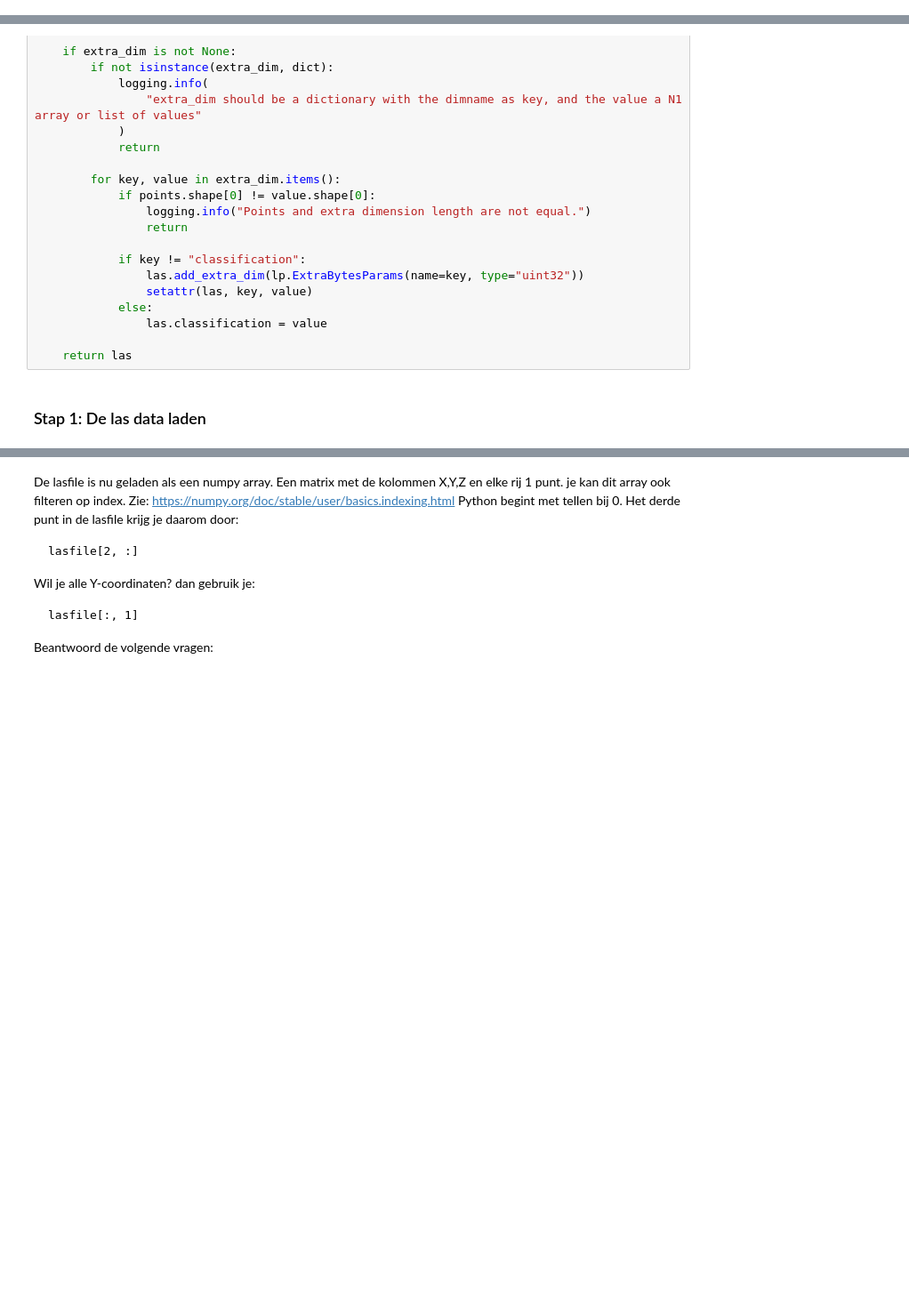
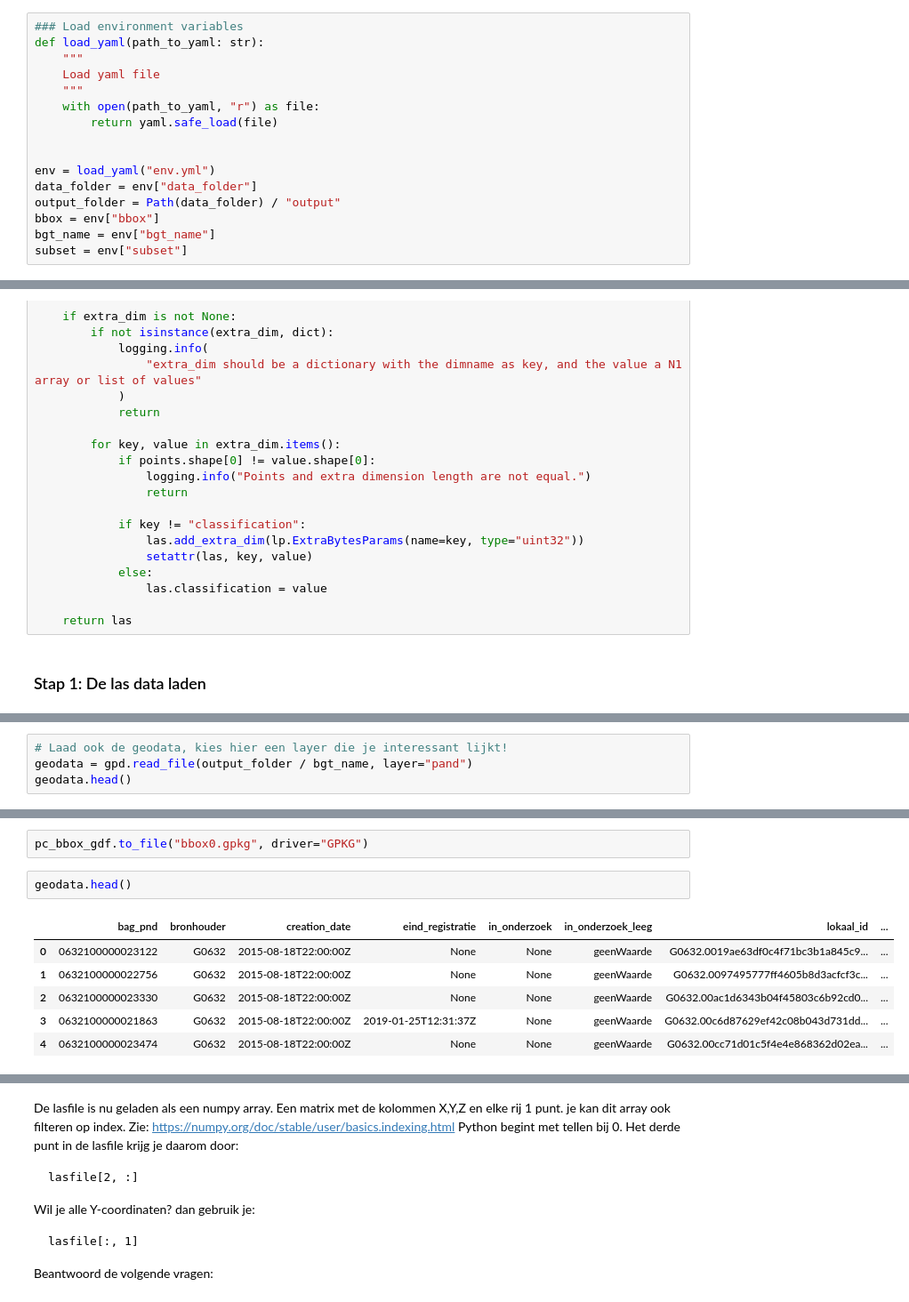
Before and after one commit to SjoerdBraaksma/geonovum_workshop, a Jupyter notebook: workshop_proefening_2.ipynb, the cells around one changed output, grey strips where cells are left out. Shown at 89% size. Drawn from its saved outputs; the diff is of its cells as text; blank space fills up the shorter version.

```diff
--- a/workshop_proefening_2.ipynb
+++ b/workshop_proefening_2.ipynb
@@ -12,6 +22,22 @@ import os
 import logging
 from typing import Optional
 from pathlib import Path
+# %%
+### Load environment variables
+def load_yaml(path_to_yaml: str):
+    """
+    Load yaml file
+    """
+    with open(path_to_yaml, "r") as file:
+        return yaml.safe_load(file)
+
+
+env = load_yaml("env.yml")
+data_folder = env["data_folder"]
+output_folder = Path(data_folder) / "output"
+bbox = env["bbox"]
+bgt_name = env["bgt_name"]
+subset = env["subset"]
 # %% [markdown]
 ### Handige functies
 
@@ -116,0 +160,4 @@ lasfile = lasdata_loader(lasfile_path, single_array=True)
+# %%
+# Laad ook de geodata, kies hier een layer die je interessant lijkt!
+geodata = gpd.read_file(output_folder / bgt_name, layer="pand")
+geodata.head()
@@ -116,0 +342,11 @@ lasfile = lasdata_loader(lasfile_path, single_array=True)
+# %%
+pc_bbox_gdf.to_file("bbox0.gpkg", driver="GPKG")
+# %%
+geodata.head()
+# %% [output]
+|  | bag_pnd | bronhouder | creation_date | eind_registratie | in_onderzoek | in_onderzoek_leeg | lokaal_id | ... |
+| 0 | 0632100000023122 | G0632 | 2015-08-18T22:00:00Z | None | None | geenWaarde | G0632.0019ae63df0c4f71bc3b1a845c9... | ... |
+| 1 | 0632100000022756 | G0632 | 2015-08-18T22:00:00Z | None | None | geenWaarde | G0632.0097495777ff4605b8d3acfcf3c... | ... |
+| 2 | 0632100000023330 | G0632 | 2015-08-18T22:00:00Z | None | None | geenWaarde | G0632.00ac1d6343b04f45803c6b92cd0... | ... |
+| 3 | 0632100000021863 | G0632 | 2015-08-18T22:00:00Z | 2019-01-25T12:31:37Z | None | geenWaarde | G0632.00c6d87629ef42c08b043d731dd... | ... |
+| 4 | 0632100000023474 | G0632 | 2015-08-18T22:00:00Z | None | None | geenWaarde | G0632.00cc71d01c5f4e4e868362d02ea... | ... |
```
Also changed, not shown: parts of 10 cells of this notebook, 3 other files.
